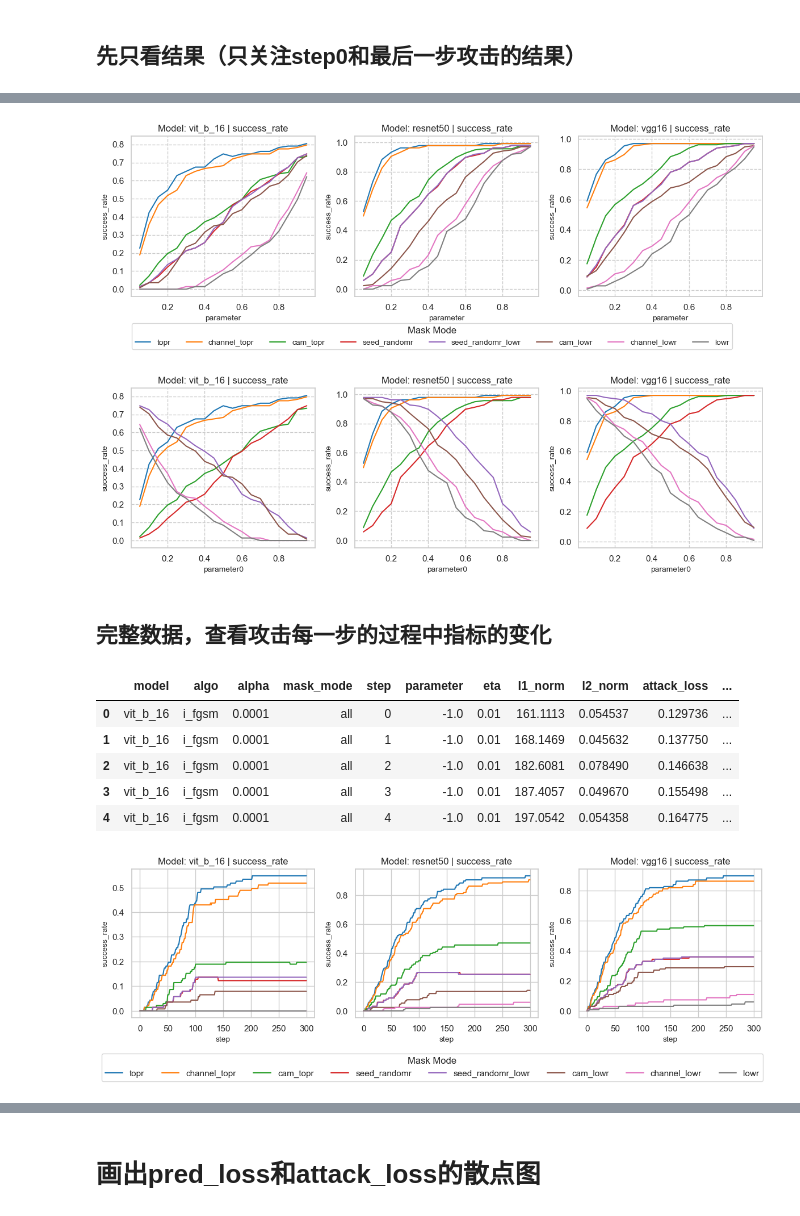
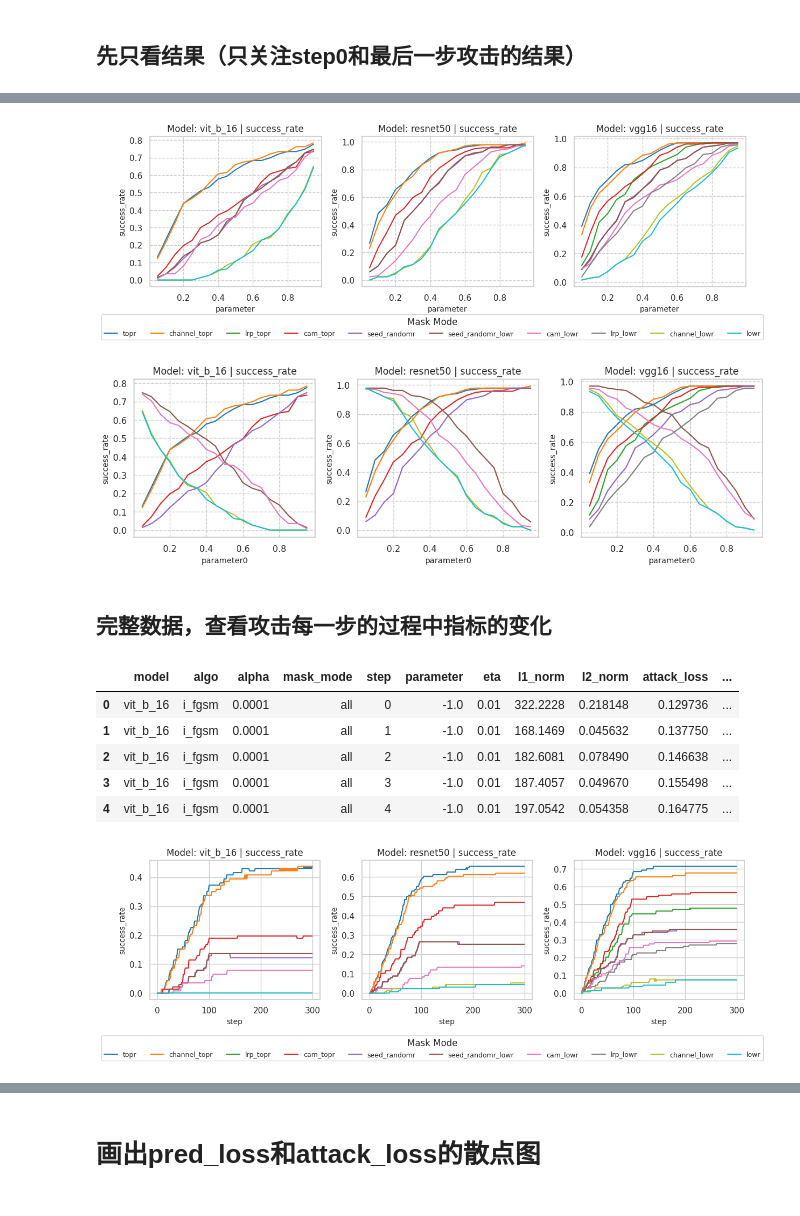
Before and after one commit to zhaobenyan51129/robustness_with_visualization, a Jupyter notebook: data_analysis_multi_step.ipynb, the cells around one changed output, grey strips where cells are left out. Cells and saved outputs as stored; diff of their text form; code cells hidden in the pictures.

```diff
--- a/data_analysis_multi_step.ipynb
+++ b/data_analysis_multi_step.ipynb
@@ -76,6 +96,6 @@ data_grouped = pd.read_excel('./data_stage3/multi_step_total100_1016/result_mult
 data_grouped.head()
 # %%
-df_filtered = pd.read_excel('./data_stage3/multi_step_total100_1016/filtered_result_multi_step_total100_1016.xlsx')
+df_filtered = pd.read_excel('./data_stage3/multi_step_total100_fixed_1122/filtered_result_multi_step_total100_fixed_1122.xlsx')
 # %%
 for column in df_filtered.columns:
     if column not in ('l1_norm', 'l2_norm', 'success_rate', 'run_time', 'step', 'pred_loss', 'attack_loss'):
@@ -108,9 +143,9 @@ warnings.simplefilter(action='ignore', category=FutureWarning)
 # %% [markdown]
 ## 先只看结果（只关注step0和最后一步攻击的结果）
 # %%
-data_root = './data_stage3/multi_step_total100_1016'
+data_root = './data_stage3/multi_step_total100_fixed_1122'
 # %%
-data_result = pd.read_excel('./data_stage3/multi_step_total100_1016/filtered_result_multi_step_total100_1016.xlsx')
+data_result = pd.read_excel('./data_stage3/multi_step_total100_fixed_1122/filtered_result_multi_step_total100_fixed_1122.xlsx')
 data_result.head()
 # %% [output]
 |  | model | algo | alpha | mask_mode | step | parameter | eta | l1_norm | l2_norm | attack_loss | ... |
@@ -137,23 +271,27 @@ plot_success_rate_vs_mask_mode(data_result, output_path=data_root, save_name='su
 # %%
 # label_list = ['success_rate', 'attack_loss']
 label_list = ['success_rate']
-mask_mode_list = ['topr', 'channel_topr', 'cam_topr','seed_randomr', 'seed_randomr_lowr', 'cam_lowr', 'channel_lowr', 'lowr']
-plot_success_rate_vs_r(data_result, var = 'parameter', label_list = label_list, output_path=data_root, save_name='multi_only_success_rate_vs_parameter', ncols=3, nrows=1, mask_mode_list=mask_mode_list)
+model_list = ['vit_b_16', 'resnet50', 'vgg16']
+mask_mode_list = ['topr', 'channel_topr', 'lrp_topr', 'cam_topr', 'seed_randomr', 'seed_randomr_lowr', 'cam_lowr', 'lrp_lowr','channel_lowr', 'lowr']
+
+# mask_mode_list = ['topr', 'channel_topr', 'cam_topr', 'seed_randomr', 'seed_randomr_lowr', 'cam_lowr', 'channel_lowr', 'lowr']
+
+plot_success_rate_vs_r0(data_result, var = 'parameter', label_list = label_list, output_path=data_root, save_name='multi_only_success_rate_vs_parameter', ncols=3, nrows=1, mask_mode_list=mask_mode_list, model_list=model_list)
 # %% [output]
-[figure, old version]
+[figure, new version]
 # %%
 label_list = ['success_rate']
-plot_success_rate_vs_r(data_result, var = 'parameter0', label_list = label_list, output_path=data_root, save_name='success_rate_vs_parameter0', ncols=3, nrows=1, mask_mode_list=mask_mode_list,if_legend=False)
+plot_success_rate_vs_r(data_result, var = 'parameter0', label_list = label_list, output_path=data_root, save_name='success_rate_vs_parameter0', ncols=3, nrows=1, mask_mode_list=mask_mode_list, if_legend=False)
 # %% [output]
-[figure, old version]
+[figure, new version]
 # %% [markdown]
 ## 完整数据，查看攻击每一步的过程中指标的变化
 # %%
-data_all = pd.read_excel('./data_stage3/multi_step_total100_1016/result_multi_step_total100_1016.xlsx')
+data_all = pd.read_excel('./data_stage3/multi_step_total100_fixed_1122/result_multi_step_total100_fixed_1122.xlsx')
 data_all.head()
 # %% [output]
 |  | model | algo | alpha | mask_mode | step | parameter | eta | l1_norm | l2_norm | attack_loss | ... |
-| 0 | vit_b_16 | i_fgsm | 0.0001 | all | 0 | -1.0 | 0.01 | 161.1113 | 0.054537 | 0.129736 | ... |
+| 0 | vit_b_16 | i_fgsm | 0.0001 | all | 0 | -1.0 | 0.01 | 322.2228 | 0.218148 | 0.129736 | ... |
 | 1 | vit_b_16 | i_fgsm | 0.0001 | all | 1 | -1.0 | 0.01 | 168.1469 | 0.045632 | 0.137750 | ... |
 | 2 | vit_b_16 | i_fgsm | 0.0001 | all | 2 | -1.0 | 0.01 | 182.6081 | 0.078490 | 0.146638 | ... |
 | 3 | vit_b_16 | i_fgsm | 0.0001 | all | 3 | -1.0 | 0.01 | 187.4057 | 0.049670 | 0.155498 | ... |
@@ -161,10 +377,11 @@ data_all.head()
 # %%
 label_list = ['success_rate']
 r = 0.2
-mask_mode_list = ['topr', 'channel_topr', 'cam_topr','seed_randomr', 'seed_randomr_lowr', 'cam_lowr', 'channel_lowr', 'lowr']
-plot_success_rate_vs_step(data_all, r, 'step', label_list, output_path=data_root, save_name=f'r={r}_success_rate_vs_step', ncols=3, nrows=1, suptitle=f'r = {r}: Success Rate vs. Step', mask_mode_list=mask_mode_list)
+# mask_mode_list = ['topr', 'channel_topr',  'cam_topr', 'seed_randomr', 'seed_randomr_lowr', 'cam_lowr', 'channel_lowr', 'lowr']
+mask_mode_list = ['topr', 'channel_topr', 'lrp_topr', 'cam_topr', 'seed_randomr', 'seed_randomr_lowr', 'cam_lowr', 'lrp_lowr','channel_lowr', 'lowr']
+plot_success_rate_vs_step1(data_all, r, 'step', label_list, output_path=data_root, save_name=f'r={r}_success_rate_vs_step', ncols=3, nrows=1, suptitle=f'r = {r}: Success Rate vs. Step', mask_mode_list=mask_mode_list)
 # %% [output]
-[figure, old version]
+[figure, new version]
 # %%
 label_list = ['success_rate']
 r = -1
```
Also changed, not shown: parts of 17 cells of this notebook, 7 other files.
